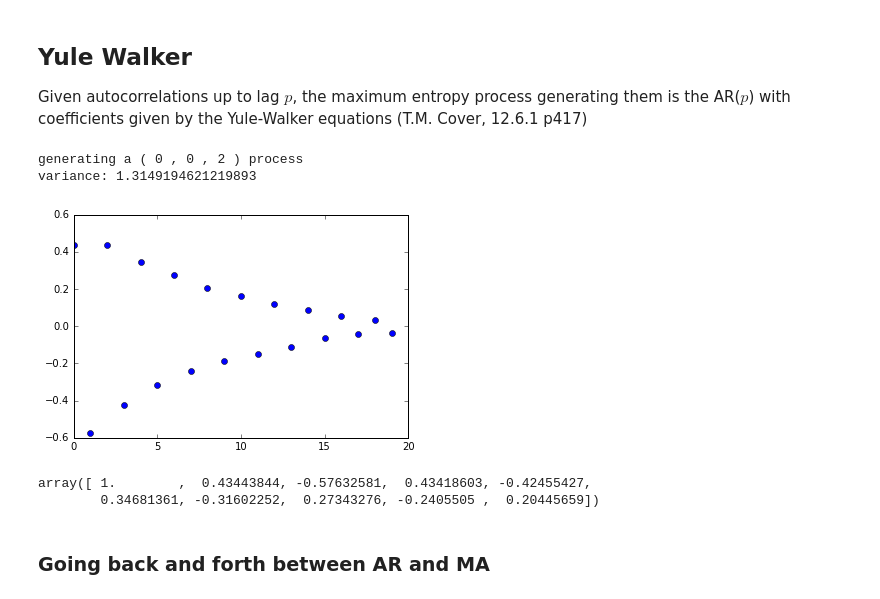
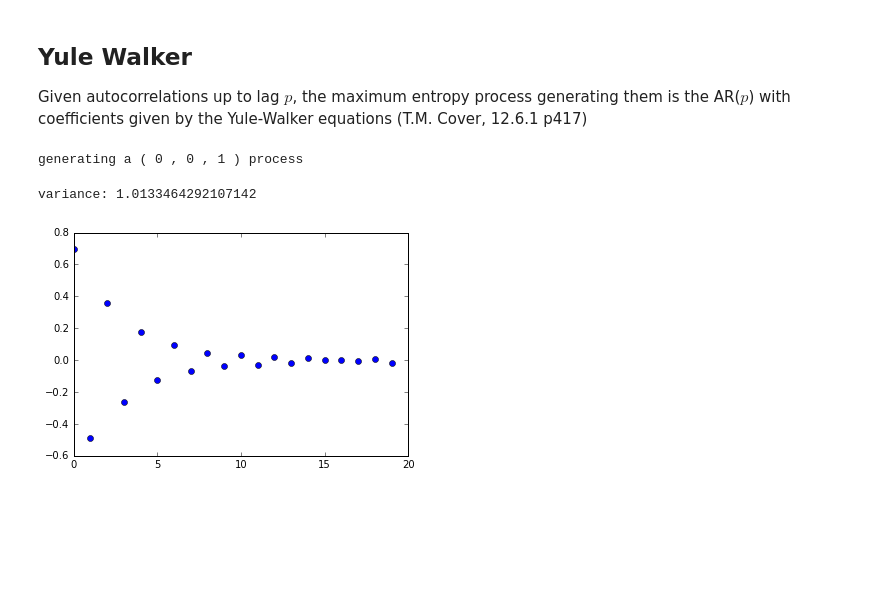
Before and after one commit to baruselli/random_walks, a Jupyter notebook: random_walks.ipynb, the cells around one changed output. Drawn from its saved outputs; the diff is of its cells as text; code cells hidden in the pictures; blank space fills up the shorter version.

```diff
--- a/random_walks.ipynb
+++ b/random_walks.ipynb
@@ -809,18 +807,19 @@ import  spectrum
+# %%
+original_ar=()
+original_ma=(0.7,)
+MA2=generate_arma(X1[:,0],original_ar,original_ma,integrate=False)
+#AR2=generate_arma(X1[:,0],(0.5,0.4),(),integrate=False)
+#f,Pxx_den= welch(MA2,nperseg=256)
+#plt.plot(f,Pxx_den);
+# %% [output]
+generating a ( 0 , 0 , 1 ) process
 # %%
-#AR2=generate_arma(X1[:,0],(0.5,0.4),(),integrate=False)
-MA2=generate_arma(X1[:,0],(),(0.7,-0.5),integrate=False)
+#yule walker
+import  spectrum
+#ar_fit, variance, coeff_reflection = spectrum.aryule(AR2, 10)
 ar_fit, variance, coeff_reflection = spectrum.aryule(MA2, 20)
 print("variance:", variance)
 plt.plot(-ar_fit,'o');
 # %% [output]
-generating a ( 0 , 0 , 2 ) process
-variance: 1.3149194621219893
+variance: 1.0133464292107142
-[figure, old version]
+[figure, new version]
-# %%
-import statsmodels as sm
-sm.tsa.arima_process.ArmaProcess( np.r_[1, -ar_fit], np.array([1,])).arma2ar()[:10]
-# %% [output]
-array([ 1.        ,  0.43443844, -0.57632581,  0.43418603, -0.42455427,
-        0.34681361, -0.31602252,  0.27343276, -0.2405505 ,  0.20445659])
-# %% [markdown]
-### Going back and forth between AR and MA
```
Also changed, not shown: parts of 5 cells of this notebook.
